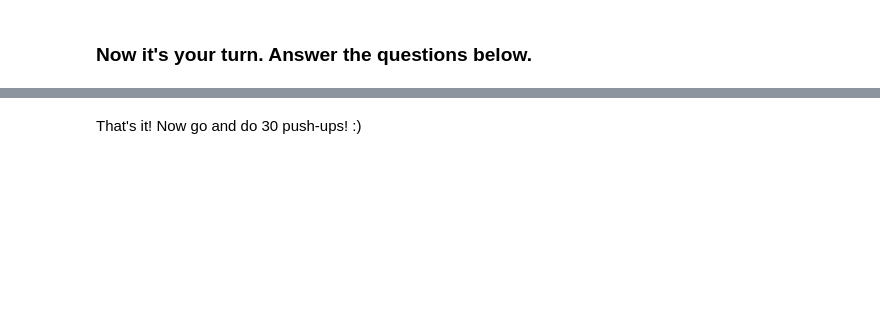
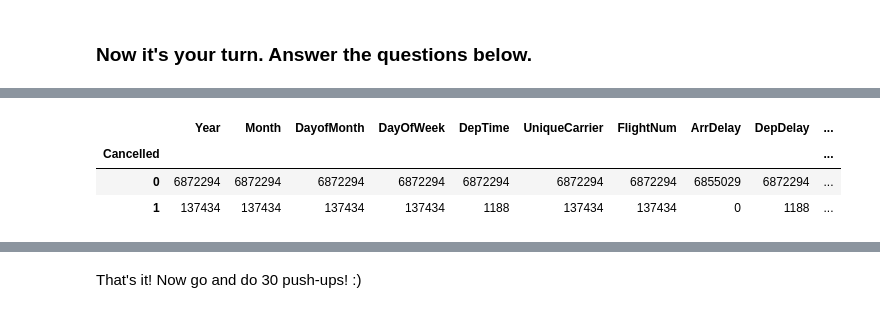
Before and after one commit to athiagarajan/usdaflightseda, a Jupyter notebook: assignment1_USA_flights_EDA.ipynb, the cells around one changed output, grey strips where cells are left out. Cells and saved outputs as stored; diff of their text form; code cells hidden in the pictures; blank space fills up the shorter version.

```diff
--- a/assignment1_USA_flights_EDA.ipynb
+++ b/assignment1_USA_flights_EDA.ipynb
@@ -246,0 +271,3 @@ num_flights_by_date.rolling(window=7).mean().plot();
+# %%
+flights_df['DepHour'] = flights_df['DepTime'] // 100
+flights_df['DepHour'].replace(to_replace=24, value=0, inplace=True)
@@ -257,0 +308,7 @@ num_flights_by_date.rolling(window=7).mean().plot();
+# %%
+ flights_df.groupby('Cancelled').count()
+# %% [output]
+|  | Year | Month | DayofMonth | DayOfWeek | DepTime | UniqueCarrier | FlightNum | ArrDelay | DepDelay | ... |
+| Cancelled |  |  |  |  |  |  |  |  |  | ... |
+| 0 | 6872294 | 6872294 | 6872294 | 6872294 | 6872294 | 6872294 | 6872294 | 6855029 | 6872294 | ... |
+| 1 | 137434 | 137434 | 137434 | 137434 | 1188 | 137434 | 137434 | 0 | 1188 | ... |
```
Also changed, not shown: parts of 58 cells of this notebook.
